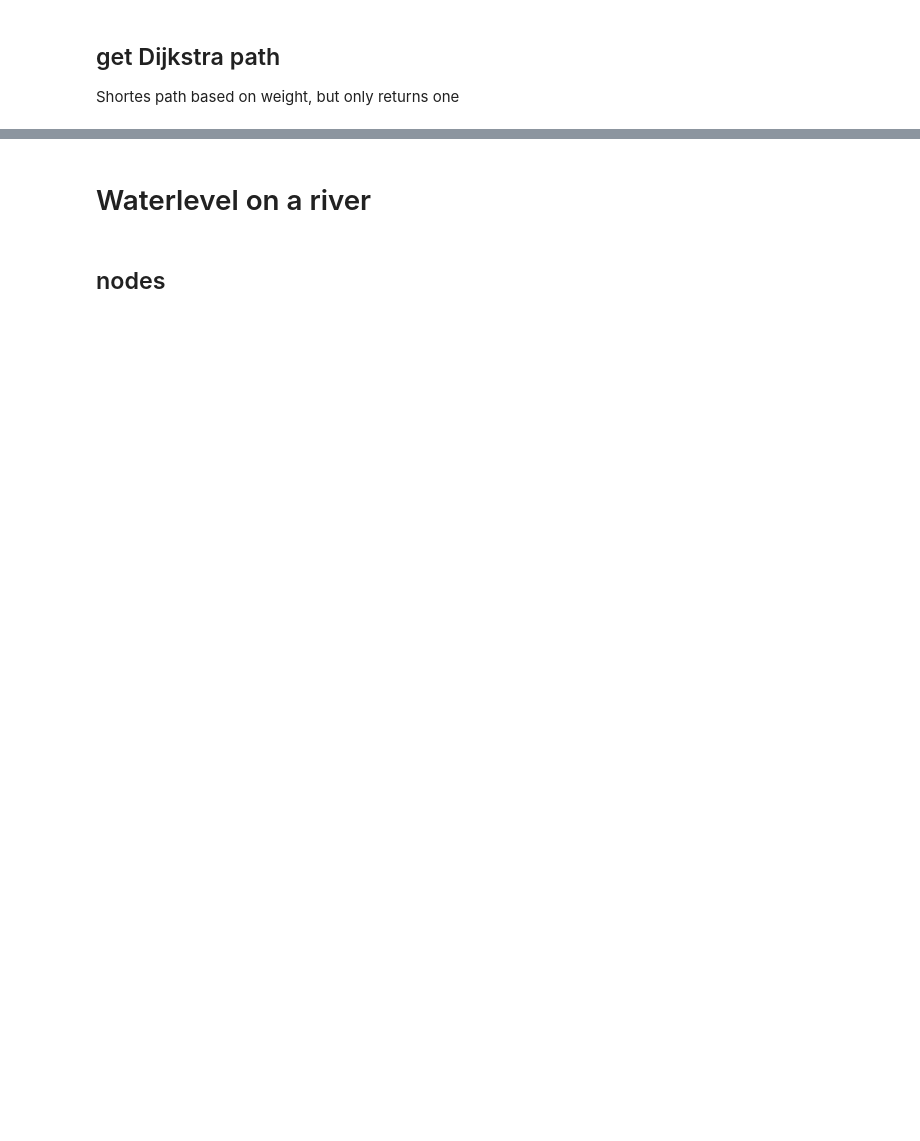
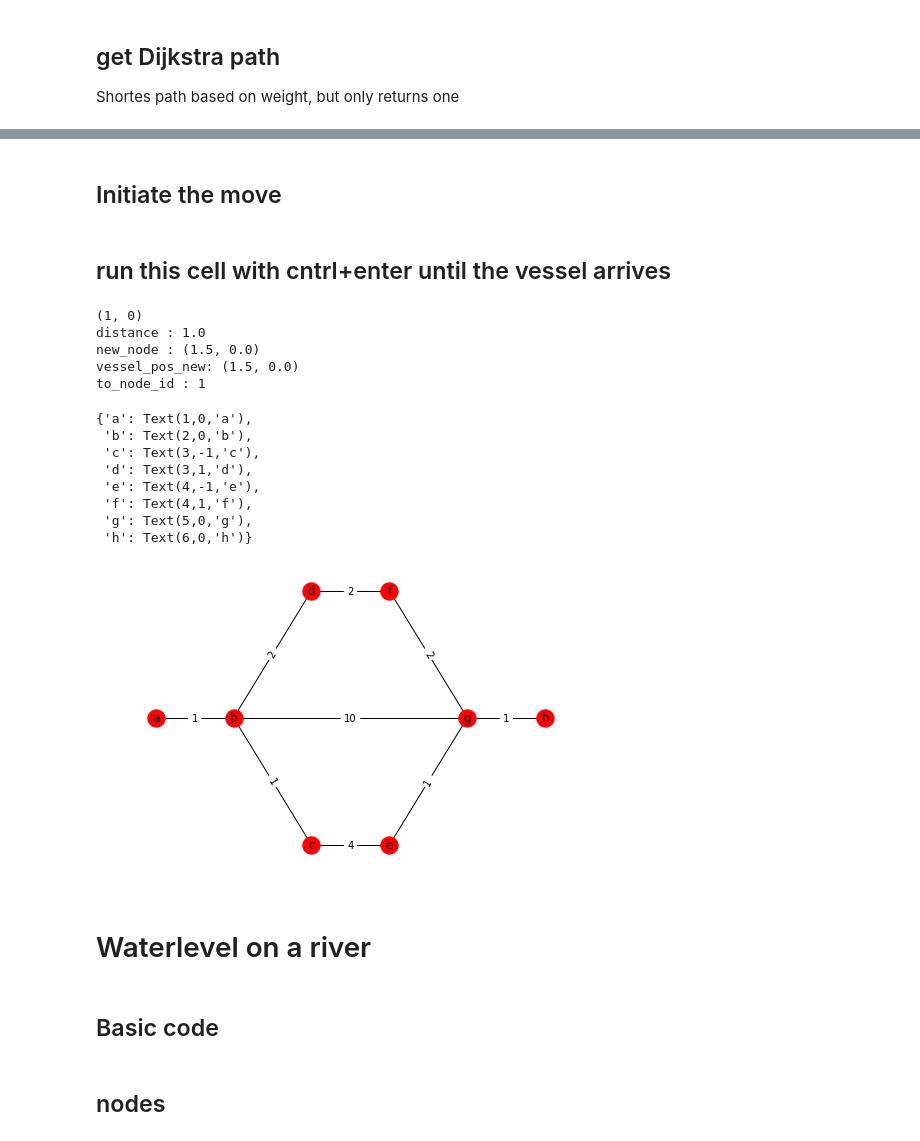
Before and after one commit to TUDelft-CITG/OpenTNSim, a Jupyter notebook: notebooks/Sandbox.ipynb, the cells around one changed output, grey strips where cells are left out. Cells and saved outputs as stored; diff of their text form; code cells hidden in the pictures; blank space fills up the shorter version.

Commit message:
Created an example of a vessel moving along a graph

```diff
--- a/notebooks/Sandbox.ipynb
+++ b/notebooks/Sandbox.ipynb
@@ -82,7 +83,7 @@ e = [("a", "b", 1),
     ("e", "g", 1),
     ("f", "g", 2),
     ("g", "h", 1),
-    ("a", "h", 8)]
+    ("a", "h", 10)]
 
 # add weighted edges
 G.add_weighted_edges_from(e)
@@ -128,0 +233,2 @@ print(nx.dijkstra_path(G, "a", "h", weight='weight'))
+# %% [markdown]
+## Initiate the move
@@ -129,2 +244,34 @@ print(nx.dijkstra_path(G, "a", "h", weight='weight'))
+# %% [markdown]
+## run this cell with cntrl+enter until the vessel arrives
+# %%
+# run this cell with cntrl+enter, or in a while loop to take timesteps
+print(vessel_pos)
+timestep = 1
+speed = 0.5
+move = timestep * speed
+vessel_pos, to_node_id = Move_on_path(G, vessel_pos, path, to_node_id, move, True)
+# %% [output]
+(1, 0)
+distance : 1.0
+new_node : (1.5, 0.0)
+vessel_pos_new: (1.5, 0.0)
+to_node_id : 1
+# %%
+nx.draw(G,nx.get_node_attributes(G, 'pos'))
+nx.draw_networkx_edge_labels(G,nx.get_node_attributes(G, 'pos'),edge_labels=labels)
+nx.draw_networkx_labels(G,nx.get_node_attributes(G, 'pos'))
+# you should be able to plot vessel_pos to see where the vessel is on the graph
+# %% [output]
+{'a': Text(1,0,'a'),
+ 'b': Text(2,0,'b'),
+ 'c': Text(3,-1,'c'),
+ 'd': Text(3,1,'d'),
+ 'e': Text(4,-1,'e'),
+ 'f': Text(4,1,'f'),
+ 'g': Text(5,0,'g'),
+ 'h': Text(6,0,'h')}
+[figure, added]
 # %% [markdown]
 # Waterlevel on a river
+# %% [markdown]
+## Basic code
```
Also changed, not shown: parts of 15 cells of this notebook.
